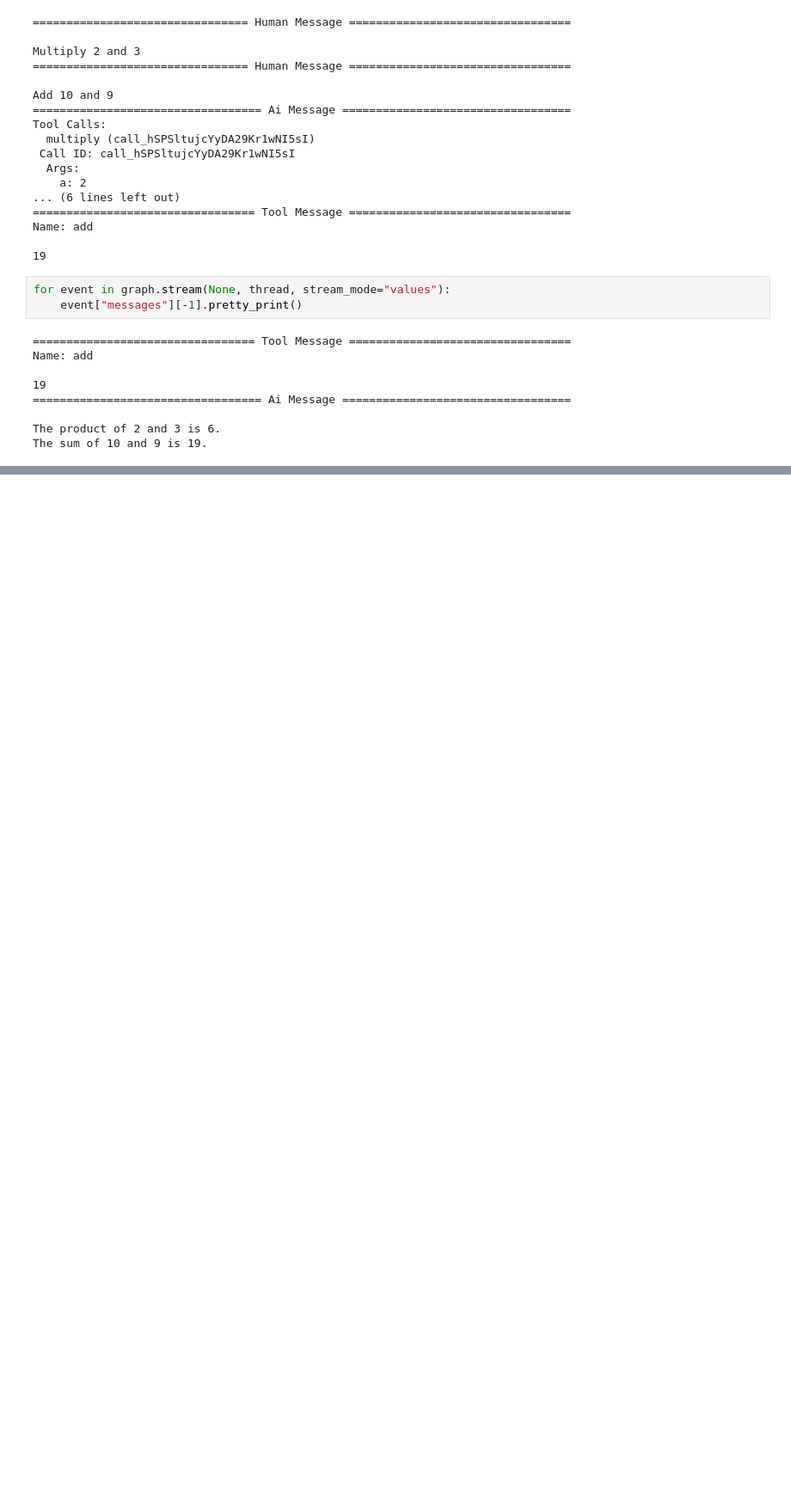
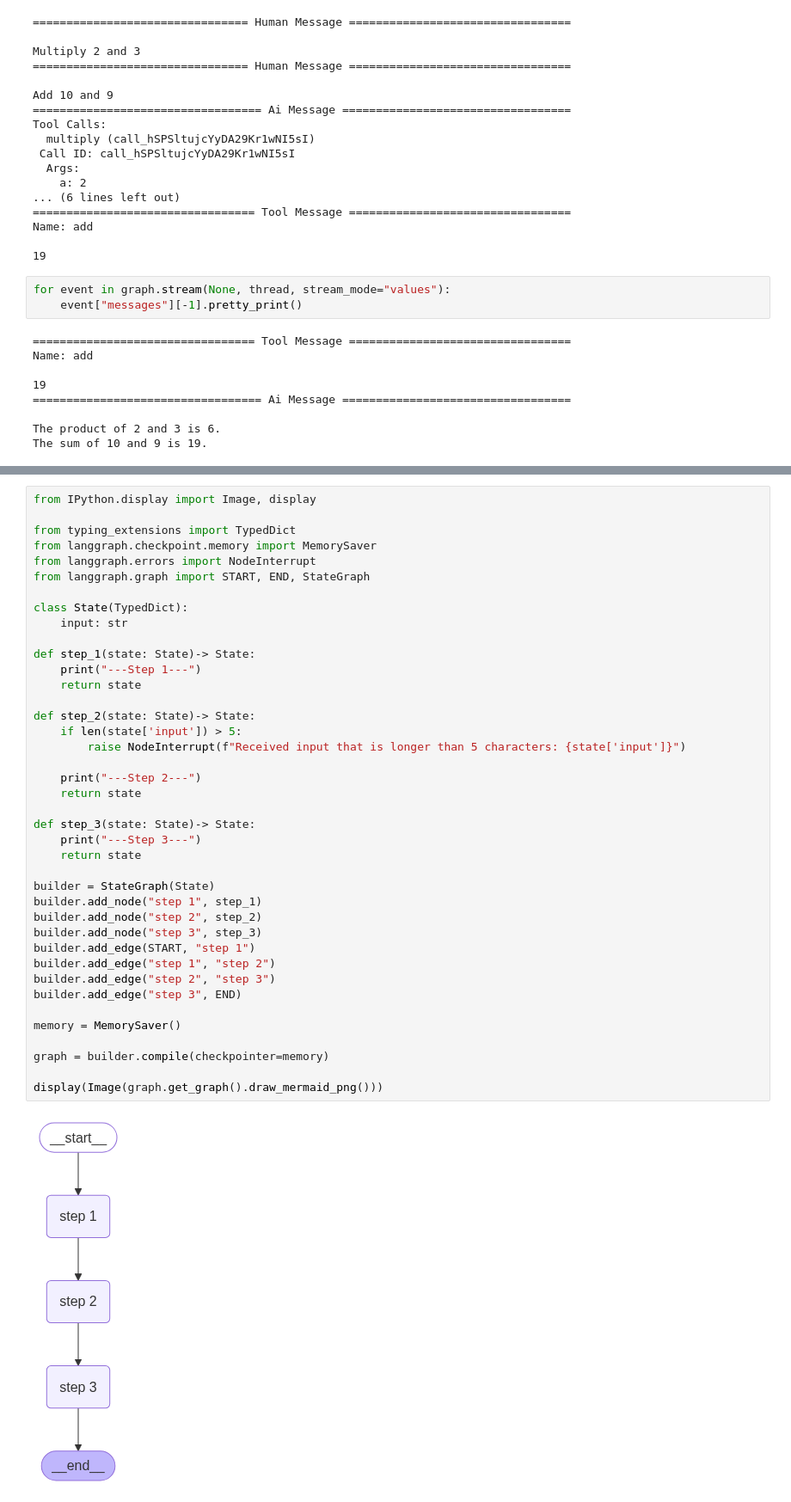
Before and after one commit to Raahul-G/AI-Agent-Langchain, a Jupyter notebook: Module_3.ipynb, the cells around one changed output, grey strips where cells are left out. Shown at 86% size. Saved outputs shown, nothing was run; the diff lists cells and outputs as text; blank space fills up the shorter version.

```diff
--- a/Module_3.ipynb
+++ b/Module_3.ipynb
@@ -808,0 +827,42 @@ The sum of 10 and 9 is 19.
+# %%
+from IPython.display import Image, display
+
+from typing_extensions import TypedDict
+from langgraph.checkpoint.memory import MemorySaver
+from langgraph.errors import NodeInterrupt
+from langgraph.graph import START, END, StateGraph
+
+class State(TypedDict):
+    input: str
+
+def step_1(state: State)-> State:
+    print("---Step 1---")
+    return state
+
+def step_2(state: State)-> State:
+    if len(state['input']) > 5:
+        raise NodeInterrupt(f"Received input that is longer than 5 characters: {state['input']}")
+
+    print("---Step 2---")
+    return state
+
+def step_3(state: State)-> State:
+    print("---Step 3---")
+    return state
+
+builder = StateGraph(State)
+builder.add_node("step 1", step_1)
+builder.add_node("step 2", step_2)
+builder.add_node("step 3", step_3)
+builder.add_edge(START, "step 1")
+builder.add_edge("step 1", "step 2")
+builder.add_edge("step 2", "step 3")
+builder.add_edge("step 3", END)
+
+memory = MemorySaver()
+
+graph = builder.compile(checkpointer=memory)
+
+display(Image(graph.get_graph().draw_mermaid_png()))
+# %% [output]
+[figure, added]
```
Also changed, not shown: parts of 12 cells of this notebook.
